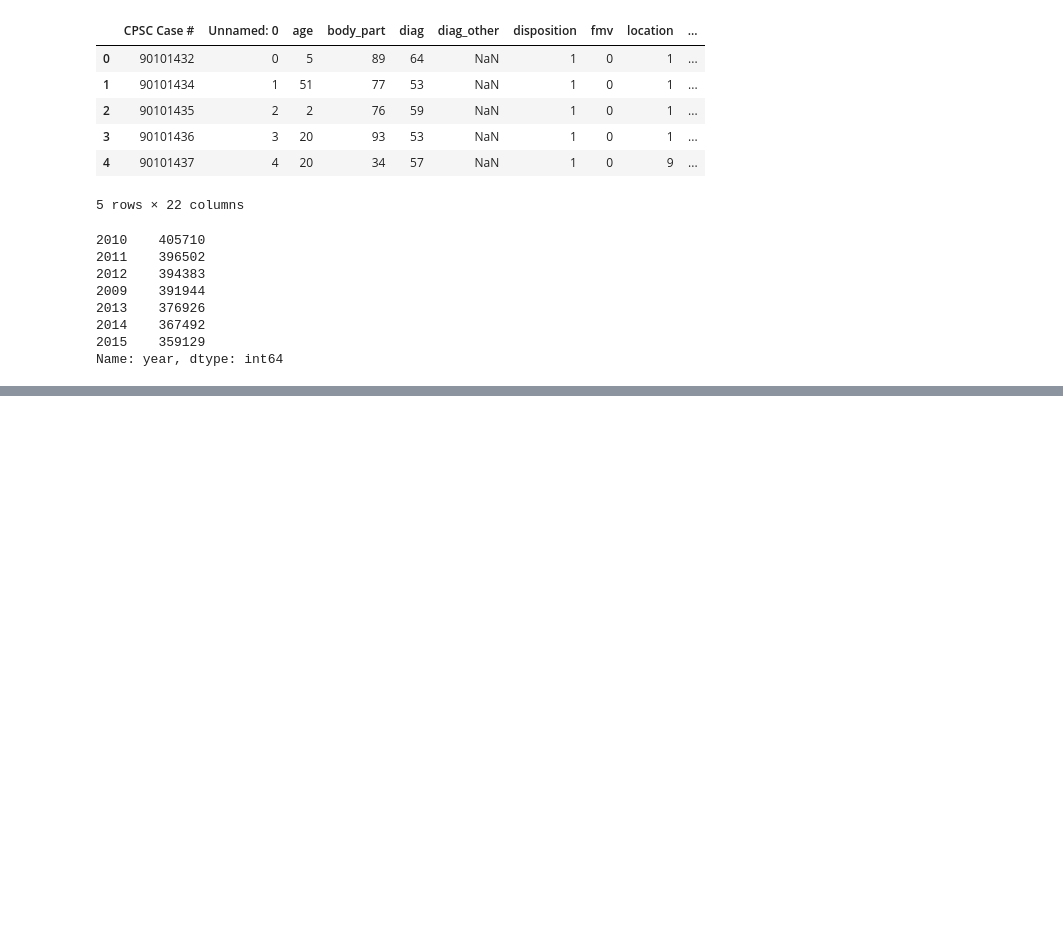
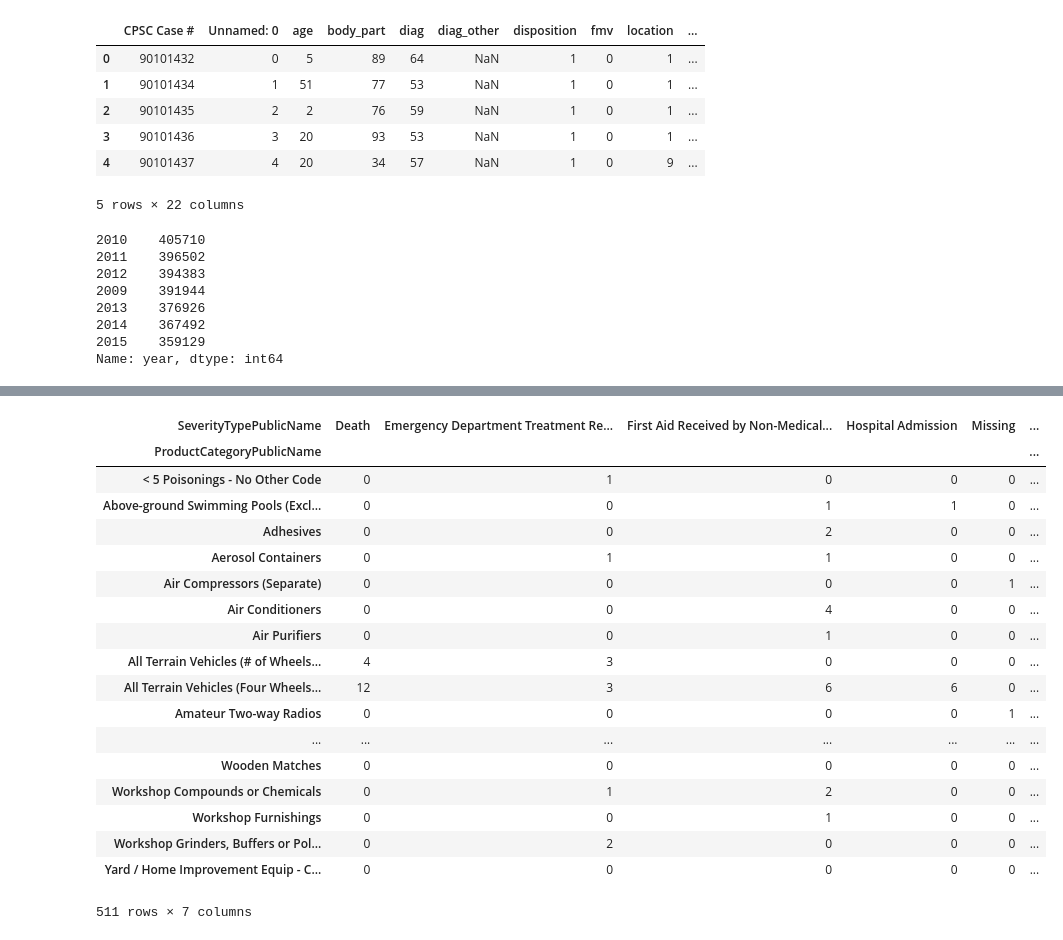
Before and after one commit to minh5/cpsc, a Jupyter notebook: notebooks/exploratory.ipynb, the cells around one changed output, grey strips where cells are left out. Saved outputs shown, nothing was run; the diff lists cells and outputs as text; code cells hidden in the pictures; blank space fills up the shorter version.

Commit message:
added more analysis to api data

```diff
--- a/notebooks/exploratory.ipynb
+++ b/notebooks/exploratory.ipynb
@@ -111,4 +117,4 @@ Just answering some of the questions the CPSC had on their data. I start with th
 # %%
 # neiss = pd.read_csv('/NEISS-data-2015-updated-APRIL2016.csv')
-data = pickle.load(open('~/cpsc/data/processed/cleaned_api_data', 'rb'))
-neiss = pd.read_csv('~/cpsc/data/processed/neiss-combined.csv', compression='gzip')
+data = pickle.load(open('/Users/cipherpol/cpsc/data/processed/cleaned_api_data', 'rb'))
+# neiss = pd.read_csv('~/cpsc/data/processed/neiss-combined.csv', compression='gzip')
@@ -215,0 +179,5 @@ nltk.pos_tag(tokened)
+# %%
+no_injuries = ['Incident, No Injury', 'Unspecified', 'Level of care not known',
+               'No Incident, No Injury', 'No First Aid or Medical Attention Received']
+damage = data.ix[~data['SeverityTypePublicName'].isin(no_injuries), :]
+damage.SeverityTypePublicName.value_counts()
@@ -215,0 +267,22 @@ nltk.pos_tag(tokened)
+# %%
+pd.crosstab(damage.ProductCategoryPublicName, damage.SeverityTypePublicName)
+# %% [output]
+| SeverityTypePublicName | Death | Emergency Department Treatment Re... | First Aid Received by Non-Medical... | Hospital Admission | Missing | ... |
+| ProductCategoryPublicName |  |  |  |  |  | ... |
+| < 5 Poisonings - No Other Code | 0 | 1 | 0 | 0 | 0 | ... |
+| Above-ground Swimming Pools (Excl... | 0 | 0 | 1 | 1 | 0 | ... |
+| Adhesives | 0 | 0 | 2 | 0 | 0 | ... |
+| Aerosol Containers | 0 | 1 | 1 | 0 | 0 | ... |
+| Air Compressors (Separate) | 0 | 0 | 0 | 0 | 1 | ... |
+| Air Conditioners | 0 | 0 | 4 | 0 | 0 | ... |
+| Air Purifiers | 0 | 0 | 1 | 0 | 0 | ... |
+| All Terrain Vehicles (# of Wheels... | 4 | 3 | 0 | 0 | 0 | ... |
+| All Terrain Vehicles (Four Wheels... | 12 | 3 | 6 | 6 | 0 | ... |
+| Amateur Two-way Radios | 0 | 0 | 0 | 0 | 1 | ... |
+| ... | ... | ... | ... | ... | ... | ... |
+| Wooden Matches | 0 | 0 | 0 | 0 | 0 | ... |
+| Workshop Compounds or Chemicals | 0 | 1 | 2 | 0 | 0 | ... |
+| Workshop Furnishings | 0 | 0 | 1 | 0 | 0 | ... |
+| Workshop Grinders, Buffers or Pol... | 0 | 2 | 0 | 0 | 0 | ... |
+| Yard / Home Improvement Equip - C... | 0 | 0 | 0 | 0 | 0 | ... |
+511 rows × 7 columns
```
Also changed, not shown: parts of 18 cells of this notebook.
